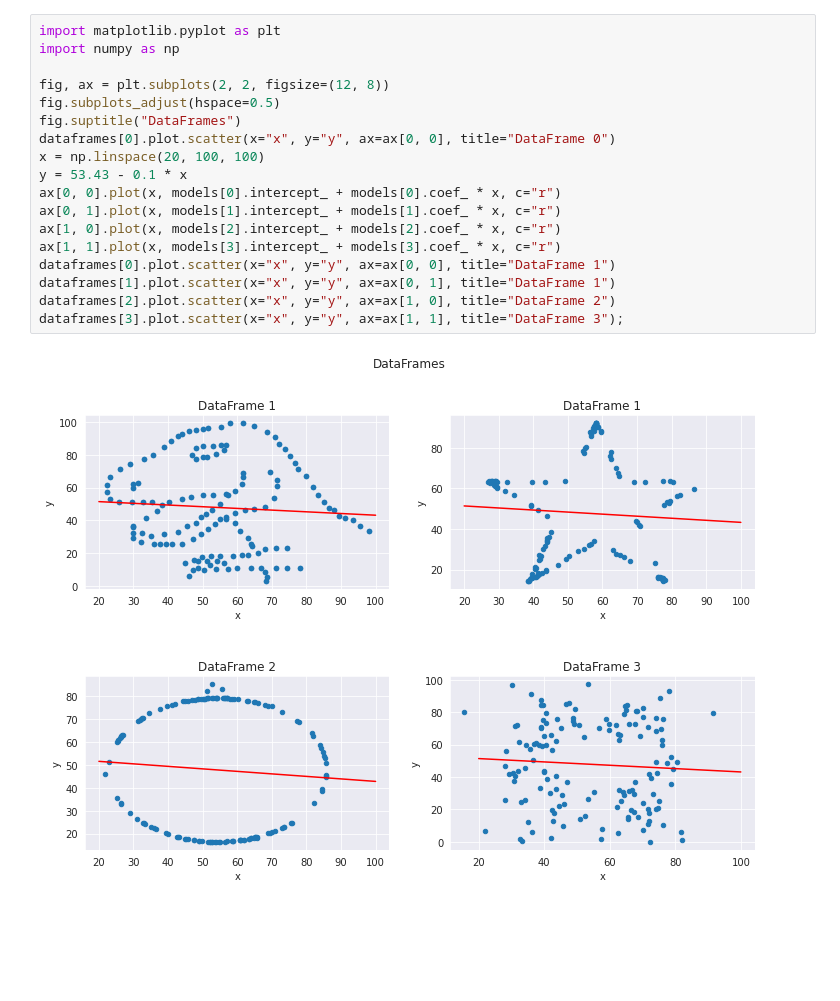
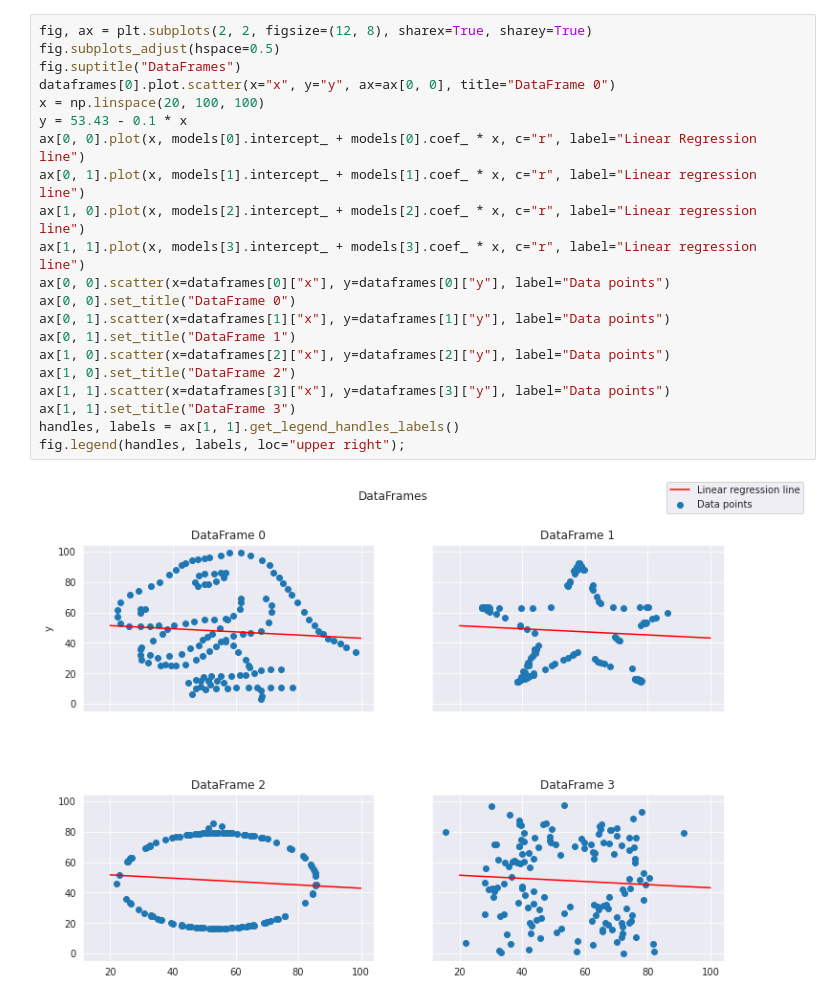
Before and after one commit to MarcoGorelli/mlconfeu-2020-talk, a Jupyter notebook: notebook.ipynb, the cells around one changed output. Saved outputs shown, nothing was run; the diff lists cells and outputs as text; blank space fills up the shorter version.

Commit message:
tidy up plot

```diff
--- a/notebook.ipynb
+++ b/notebook.ipynb
@@ -14,22 +16,25 @@ for i in range(4):
     y = dataframes[i]["y"]
     models[i].fit(x, y)
 # %%
-import matplotlib.pyplot as plt
-import numpy as np
-
-fig, ax = plt.subplots(2, 2, figsize=(12, 8))
+fig, ax = plt.subplots(2, 2, figsize=(12, 8), sharex=True, sharey=True)
 fig.subplots_adjust(hspace=0.5)
 fig.suptitle("DataFrames")
 dataframes[0].plot.scatter(x="x", y="y", ax=ax[0, 0], title="DataFrame 0")
 x = np.linspace(20, 100, 100)
 y = 53.43 - 0.1 * x
-ax[0, 0].plot(x, models[0].intercept_ + models[0].coef_ * x, c="r")
-ax[0, 1].plot(x, models[1].intercept_ + models[1].coef_ * x, c="r")
-ax[1, 0].plot(x, models[2].intercept_ + models[2].coef_ * x, c="r")
-ax[1, 1].plot(x, models[3].intercept_ + models[3].coef_ * x, c="r")
-dataframes[0].plot.scatter(x="x", y="y", ax=ax[0, 0], title="DataFrame 1")
-dataframes[1].plot.scatter(x="x", y="y", ax=ax[0, 1], title="DataFrame 1")
-dataframes[2].plot.scatter(x="x", y="y", ax=ax[1, 0], title="DataFrame 2")
-dataframes[3].plot.scatter(x="x", y="y", ax=ax[1, 1], title="DataFrame 3");
+ax[0, 0].plot(x, models[0].intercept_ + models[0].coef_ * x, c="r", label="Linear Regression line")
+ax[0, 1].plot(x, models[1].intercept_ + models[1].coef_ * x, c="r", label="Linear regression line")
+ax[1, 0].plot(x, models[2].intercept_ + models[2].coef_ * x, c="r", label="Linear regression line")
+ax[1, 1].plot(x, models[3].intercept_ + models[3].coef_ * x, c="r", label="Linear regression line")
+ax[0, 0].scatter(x=dataframes[0]["x"], y=dataframes[0]["y"], label="Data points")
+ax[0, 0].set_title("DataFrame 0")
+ax[0, 1].scatter(x=dataframes[1]["x"], y=dataframes[1]["y"], label="Data points")
+ax[0, 1].set_title("DataFrame 1")
+ax[1, 0].scatter(x=dataframes[2]["x"], y=dataframes[2]["y"], label="Data points")
+ax[1, 0].set_title("DataFrame 2")
+ax[1, 1].scatter(x=dataframes[3]["x"], y=dataframes[3]["y"], label="Data points")
+ax[1, 1].set_title("DataFrame 3")
+handles, labels = ax[1, 1].get_legend_handles_labels()
+fig.legend(handles, labels, loc="upper right");
 # %% [output]
-[figure, old version]
+[figure, new version]
```
Also changed, not shown: parts of 1 cell of this notebook, 4 other files.
